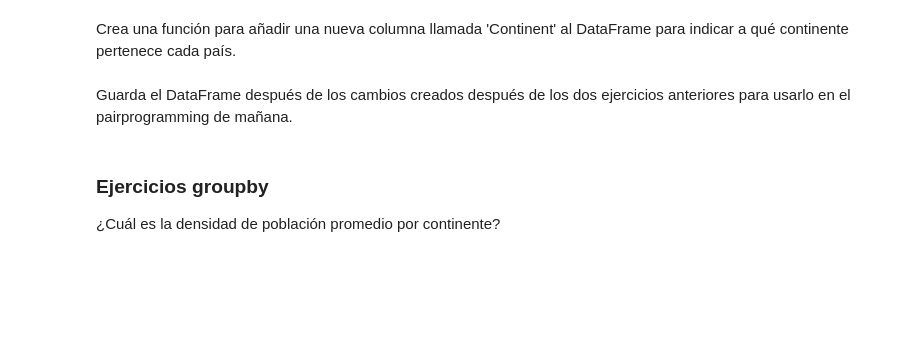
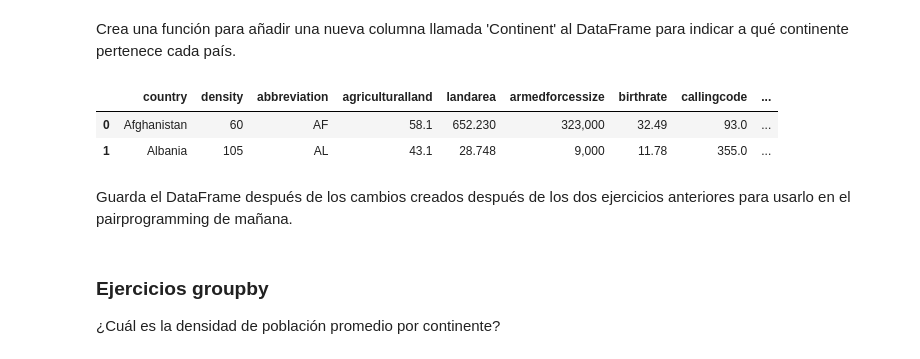
Before and after one commit to FrancaTortaroloo/mod3-pairprogramming, a Jupyter notebook: pair-gorupby-apply.ipynb, the cells around one changed output. Drawn from its saved outputs; the diff is of its cells as text; code cells hidden in the pictures; blank space fills up the shorter version.

```diff
--- a/pair-gorupby-apply.ipynb
+++ b/pair-gorupby-apply.ipynb
@@ -6,0 +75,6 @@ Crea una función para añadir una nueva columna llamada 'Continent' al DataFram
+# %%
+df_inner.head(2)
+# %% [output]
+|  | country | density | abbreviation | agriculturalland | landarea | armedforcessize | birthrate | callingcode | ... |
+| 0 | Afghanistan | 60 | AF | 58.1 | 652.230 | 323,000 | 32.49 | 93.0 | ... |
+| 1 | Albania | 105 | AL | 43.1 | 28.748 | 9,000 | 11.78 | 355.0 | ... |
```
Also changed, not shown: parts of 11 cells of this notebook.
